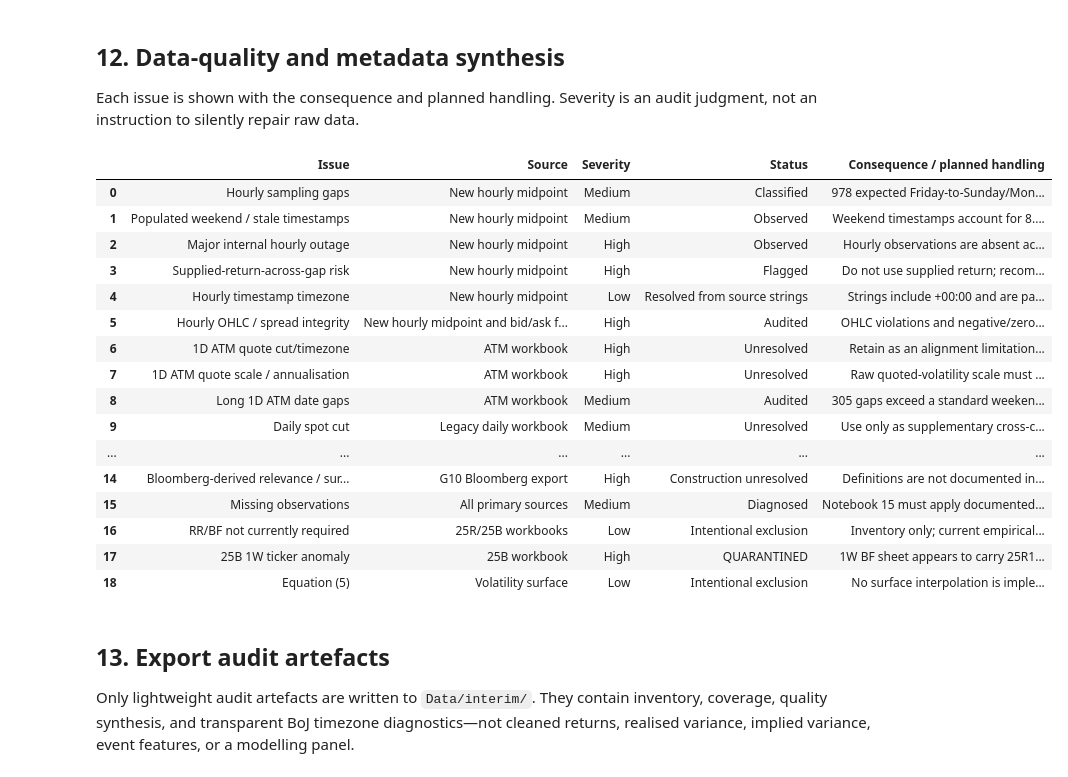
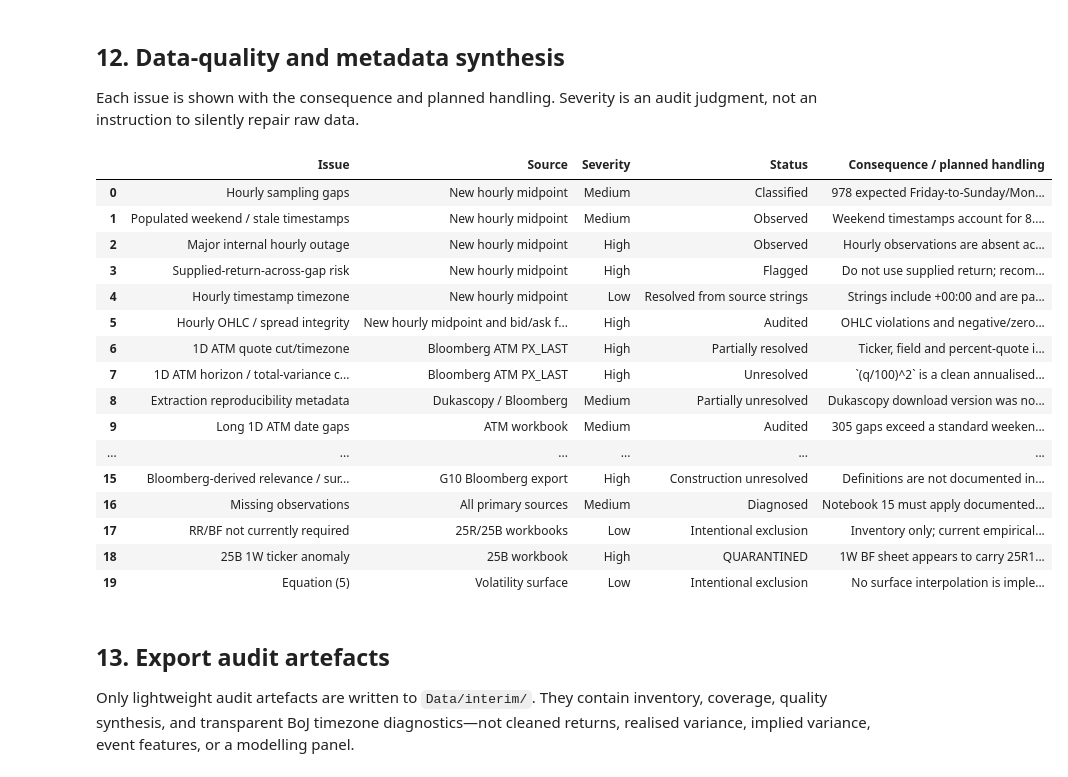
Before and after one commit to JivN24/HSBC-AN-RN, a Jupyter notebook: CODEWORK/Linus' Task Re-Do/14_empirical_data_audit_and_alignment.ipynb, the cells around one changed output. Cells and saved outputs as stored; diff of their text form; code cells hidden in the pictures.

Commit message:
Alignment of data done

```diff
--- a/CODEWORK/Linus' Task Re-Do/14_empirical_data_audit_and_alignment.ipynb
+++ b/CODEWORK/Linus' Task Re-Do/14_empirical_data_audit_and_alignment.ipynb
@@ -111,10 +114,10 @@ def excel_sheets(path):
     return ', '.join(pd.ExcelFile(path).sheet_names)
 
 inventory_specs = [
-    ('usdjpy_hourly_mid.csv', HOURLY_MID_PATH, 'CSV', 'Primary intraday USDJPY midpoint source', 'Primary'),
+    ('usdjpy_hourly_mid.csv', HOURLY_MID_PATH, 'CSV', 'Primary native Dukascopy 1-hour USDJPY midpoint candles', 'Primary'),
     ('usdjpy_hourly_bid.csv', HOURLY_BID_PATH, 'CSV', 'Bid-side cross-check for hourly midpoint', 'Supplementary / audit'),
     ('usdjpy_hourly_ask.csv', HOURLY_ASK_PATH, 'CSV', 'Ask-side cross-check for hourly midpoint', 'Supplementary / audit'),
-    ('ATM volatility workbook', ATM_PATH, 'XLSX', 'USDJPY 1D / overnight ATM IV (and other tenors)', 'Primary'),
+    ('ATM volatility workbook', ATM_PATH, 'XLSX', 'Bloomberg PX_LAST for USDJPYVON BGN Curncy; primary USDJPY 1D/overnight ATM IV', 'Primary'),
     ('G10 macro calendar', G10_EVENTS_PATH, 'CSV', 'USD and JPY scheduled macro events', 'Primary'),
     ('Dedicated BoJ calendar', BOJ_EVENTS_PATH, 'CSV', 'BoJ meeting-date/timezone cross-check; not primary release timestamp', 'Supplementary / audit'),
     ('Daily bid/ask/last workbook', DAILY_SPOT_PATH, 'XLSX', 'Supplementary daily USDJPY cross-check', 'Supplementary / audit'),
@@ -1295,44 +1324,45 @@ Each issue is shown with the consequence and planned handling. Severity is an au
 # %%
 quality_issues = pd.DataFrame([
     ('Hourly sampling gaps', 'New hourly midpoint', 'Medium', 'Classified', f"{int(expected_weekend_gap.sum())} expected Friday-to-Sunday/Monday closures; {int(unexpected_weekday_gap.sum())} short weekday/other gaps; {int(major_discontinuity_mask.sum())} major break(s) >7 days. Enforce adjacency in Notebook 15."),
     ('Populated weekend / stale timestamps', 'New hourly midpoint', 'Medium', 'Observed', weekend_stale_description + ' Later construction must avoid treating carry-forward weekend quotes as genuine trading-hour intervals.'),
     ('Major internal hourly outage', 'New hourly midpoint', 'High', 'Observed', f"Hourly observations are absent across {major_outage_description}. Do not bridge this interval when constructing returns, realised variance, or lags."),
     ('Supplied-return-across-gap risk', 'New hourly midpoint', 'High' if int(supplied_return_diagnostic.iloc[0]['supplied_returns_across_gaps_over_one_hour']) else 'Low', 'Flagged' if int(supplied_return_diagnostic.iloc[0]['supplied_returns_across_gaps_over_one_hour']) else 'Not observed', 'Do not use supplied return; recompute only across adjacent observations in Notebook 15.'),
     ('Hourly timestamp timezone', 'New hourly midpoint', 'Low', 'Resolved from source strings', 'Strings include +00:00 and are parsed as UTC.'),
     ('Hourly OHLC / spread integrity', 'New hourly midpoint and bid/ask files', 'High' if (ohlc_integrity.to_numpy().sum() + int(supplied_spread_integrity['negative_spreads'].fillna(0).sum()) + int(quote_consistency.iloc[0]['crossed_bid_ask_close_quotes'])) else 'Low', 'Audited', 'OHLC violations and negative/zero spreads are reported. Invalid crossed quotes must be explicitly excluded or handled before primary return/RV construction.'),
-    ('1D ATM quote cut/timezone', 'ATM workbook', 'High', 'Unresolved' if not iv_quote_cut_resolved else 'Metadata requires review', 'Retain as an alignment limitation; do not invent a fixing time.'),
-    ('1D ATM quote scale / annualisation', 'ATM workbook', 'High', 'Unresolved', 'Raw quoted-volatility scale must not simply be squared. Establish scale and annualisation/day-count convention before comparing annualised implied variance or one-day total variance with RV.'),
+    ('1D ATM quote cut/timezone', 'Bloomberg ATM PX_LAST', 'High', 'Partially resolved', 'Ticker, field and percent-quote interpretation are known; exact daily snapshot/fixing time, timezone and horizon-date label remain unresolved. Do not invent a fixing time.'),
+    ('1D ATM horizon / total-variance convention', 'Bloomberg ATM PX_LAST', 'High', 'Unresolved', '`(q/100)^2` is a clean annualised variance-rate representation, but total variance requires unresolved overnight horizon/day-count, weekend and holiday conventions. Do not assume 1/252 or 1/365.'),
+    ('Extraction reproducibility metadata', 'Dukascopy / Bloomberg', 'Medium', 'Partially unresolved', 'Dukascopy download version was not captured; Bloomberg overrides do not document snapshot time or overnight-expiry/day-count metadata.'),
     ('Long 1D ATM date gaps', 'ATM workbook', 'Medium', 'Audited', f"{len(iv_large_date_gaps)} gaps exceed a standard weekend; maximum {iv_gap_summary.iloc[0]['maximum_iv_date_gap_days']:.0f} days. Do not carry events forward arbitrarily over long quote gaps."),
     ('Daily spot cut', 'Legacy daily workbook', 'Medium', 'Unresolved', 'Use only as supplementary cross-check unless reliable metadata is supplied.'),
     ('BoJ local-date / UTC-date conversion', 'Dedicated BoJ calendar', 'Medium', 'Diagnosed', str(int(boj['utc_date_differs_from_local'].sum())) + ' rows change calendar date after full JST-to-UTC conversion; retain both dates.'),
     ('BoJ timestamp-source hierarchy', 'Dedicated BoJ and Bloomberg G10', 'Medium', 'Clarified', 'Dedicated calendar is a meeting-date/timezone cross-check; Bloomberg G10 BOJ Target Rate remains the primary empirical release timestamp unless source documentation changes this.'),
     ('Bad / crossed quotes', 'New and legacy bid/ask', 'Medium' if (int(quote_consistency.iloc[0]['crossed_bid_ask_close_quotes']) + int(legacy_spot_summary['crossed_bid_ask'].fillna(0).sum())) else 'Low', 'Reported', 'No quote cleaning is performed in this audit.'),
     ('Event datetime parsing', 'G10 event calendar', 'Medium' if int(g10['event_datetime_utc'].isna().sum()) else 'Low', 'Diagnosed', 'Use parsed UTC timestamps and retain any unparseable raw records for review.'),
     ('Bloomberg-derived relevance / surprise_z', 'G10 Bloomberg export', 'High', 'Construction unresolved', 'Definitions are not documented in supplied data. Do not treat as transparent modelling/OOS inputs; isolate post-announcement fields from pre-event forecasts.'),
     ('Missing observations', 'All primary sources', 'Medium', 'Diagnosed', 'Notebook 15 must apply documented availability and adjacency rules.'),
     ('RR/BF not currently required', '25R/25B workbooks', 'Low', 'Intentional exclusion', 'Inventory only; current empirical workflow is ATM 1D.'),
     ('25B 1W ticker anomaly', '25B workbook', 'High' if bf_1w_appears_rr else 'Medium', bf_1w_quarantine.iloc[0]['status'], '1W BF sheet appears to carry 25R1W-style tickers; quarantined pending source resolution.'),
     ('Equation (5)', 'Volatility surface', 'Low', 'Intentional exclusion', 'No surface interpolation is implemented.'),
 ], columns=['Issue', 'Source', 'Severity', 'Status', 'Consequence / planned handling'])
 display(quality_issues)
 # %% [output]
 |  | Issue | Source | Severity | Status | Consequence / planned handling |
 | 0 | Hourly sampling gaps | New hourly midpoint | Medium | Classified | 978 expected Friday-to-Sunday/Mon... |
 | 1 | Populated weekend / stale timestamps | New hourly midpoint | Medium | Observed | Weekend timestamps account for 8.... |
 | 2 | Major internal hourly outage | New hourly midpoint | High | Observed | Hourly observations are absent ac... |
 | 3 | Supplied-return-across-gap risk | New hourly midpoint | High | Flagged | Do not use supplied return; recom... |
 | 4 | Hourly timestamp timezone | New hourly midpoint | Low | Resolved from source strings | Strings include +00:00 and are pa... |
 | 5 | Hourly OHLC / spread integrity | New hourly midpoint and bid/ask f... | High | Audited | OHLC violations and negative/zero... |
-| 6 | 1D ATM quote cut/timezone | ATM workbook | High | Unresolved | Retain as an alignment limitation... |
-| 7 | 1D ATM quote scale / annualisation | ATM workbook | High | Unresolved | Raw quoted-volatility scale must ... |
-| 8 | Long 1D ATM date gaps | ATM workbook | Medium | Audited | 305 gaps exceed a standard weeken... |
-| 9 | Daily spot cut | Legacy daily workbook | Medium | Unresolved | Use only as supplementary cross-c... |
+| 6 | 1D ATM quote cut/timezone | Bloomberg ATM PX_LAST | High | Partially resolved | Ticker, field and percent-quote i... |
+| 7 | 1D ATM horizon / total-variance c... | Bloomberg ATM PX_LAST | High | Unresolved | `(q/100)^2` is a clean annualised... |
+| 8 | Extraction reproducibility metadata | Dukascopy / Bloomberg | Medium | Partially unresolved | Dukascopy download version was no... |
+| 9 | Long 1D ATM date gaps | ATM workbook | Medium | Audited | 305 gaps exceed a standard weeken... |
 | ... | ... | ... | ... | ... | ... |
-| 14 | Bloomberg-derived relevance / sur... | G10 Bloomberg export | High | Construction unresolved | Definitions are not documented in... |
-| 15 | Missing observations | All primary sources | Medium | Diagnosed | Notebook 15 must apply documented... |
-| 16 | RR/BF not currently required | 25R/25B workbooks | Low | Intentional exclusion | Inventory only; current empirical... |
-| 17 | 25B 1W ticker anomaly | 25B workbook | High | QUARANTINED | 1W BF sheet appears to carry 25R1... |
-| 18 | Equation (5) | Volatility surface | Low | Intentional exclusion | No surface interpolation is imple... |
+| 15 | Bloomberg-derived relevance / sur... | G10 Bloomberg export | High | Construction unresolved | Definitions are not documented in... |
+| 16 | Missing observations | All primary sources | Medium | Diagnosed | Notebook 15 must apply documented... |
+| 17 | RR/BF not currently required | 25R/25B workbooks | Low | Intentional exclusion | Inventory only; current empirical... |
+| 18 | 25B 1W ticker anomaly | 25B workbook | High | QUARANTINED | 1W BF sheet appears to carry 25R1... |
+| 19 | Equation (5) | Volatility surface | Low | Intentional exclusion | No surface interpolation is imple... |
 # %% [markdown]
 ## 13. Export audit artefacts
 
```
Also changed, not shown: parts of 10 cells of this notebook, 6 other files.
